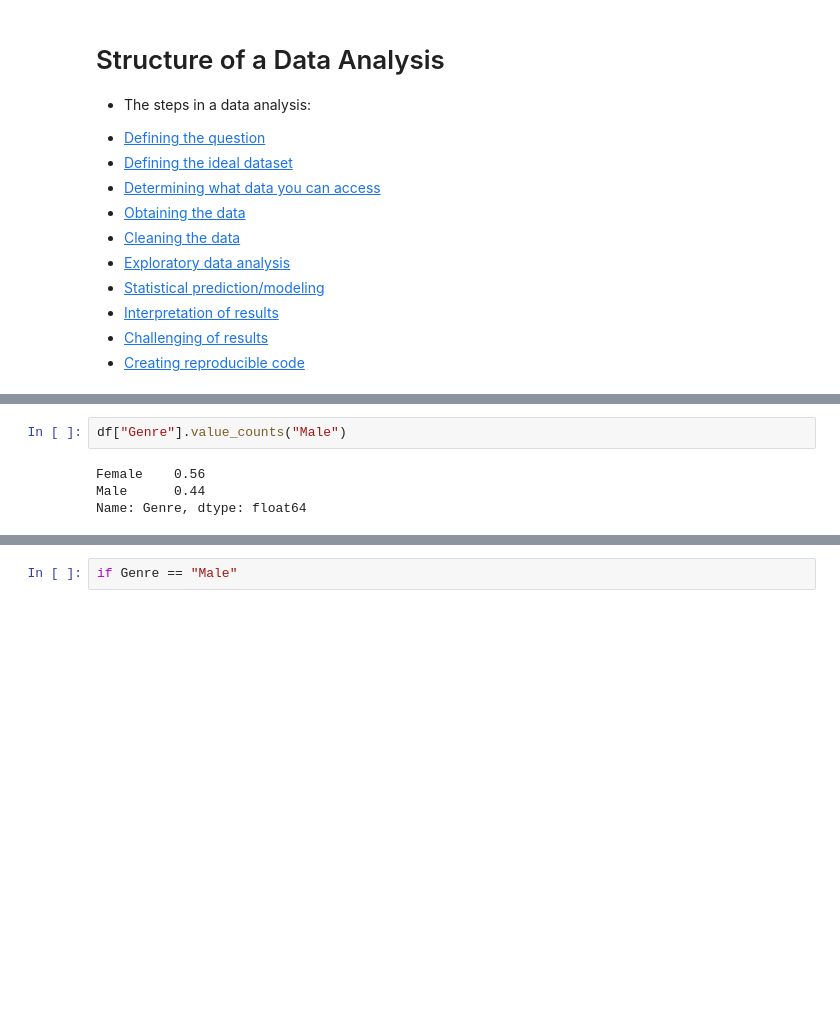
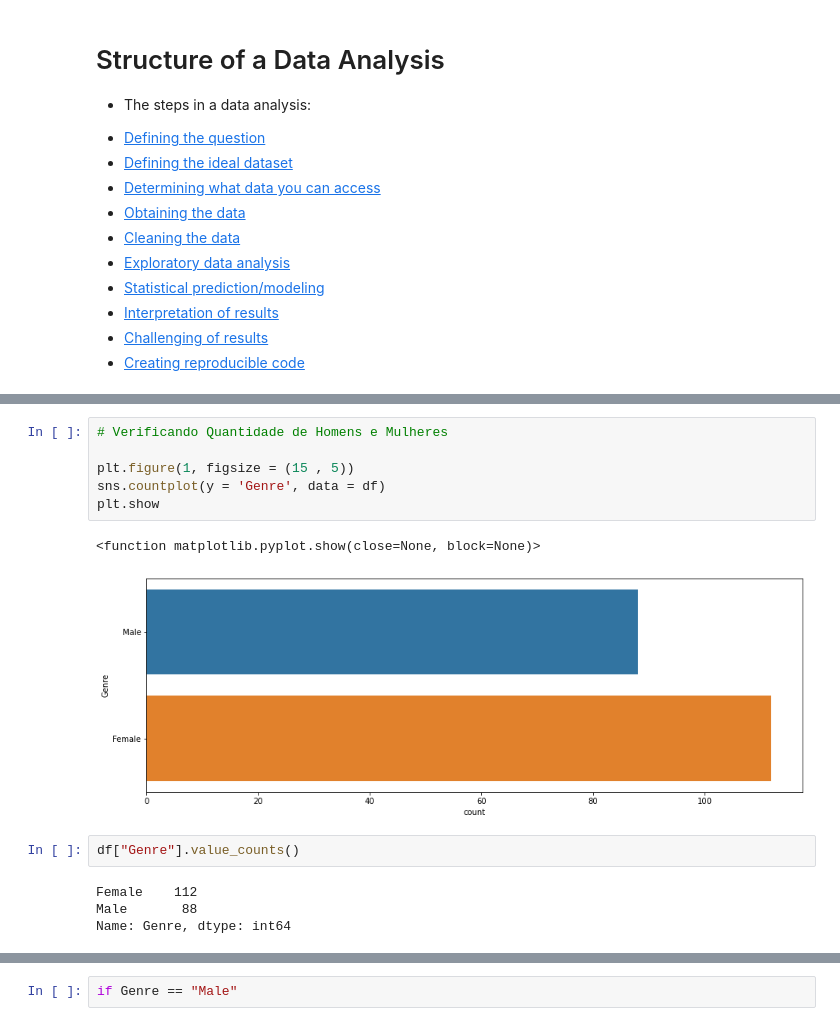
Before and after one commit to VictorSMonteiro/Projeto-Especial---Segmenta-ao-do-Clientes-, a Jupyter notebook: Teste Projeto.ipynb, the cells around one changed output, grey strips where cells are left out. Drawn from its saved outputs; the diff is of its cells as text; blank space fills up the shorter version.

```diff
--- a/Teste Projeto.ipynb
+++ b/Teste Projeto.ipynb
@@ -44,6 +84,15 @@ df.head(n=10)
+# %%
+# Verificando Quantidade de Homens e Mulheres
+
+plt.figure(1, figsize = (15 , 5))
+sns.countplot(y = 'Genre', data = df)
+plt.show
+# %% [output]
+<function matplotlib.pyplot.show(close=None, block=None)>
+[figure, added]
 # %%
-df["Genre"].value_counts("Male")
+df["Genre"].value_counts()
 # %% [output]
-Female    0.56
-Male      0.44
-Name: Genre, dtype: float64
+Female    112
+Male       88
+Name: Genre, dtype: int64
```
Also changed, not shown: parts of 7 cells of this notebook.
